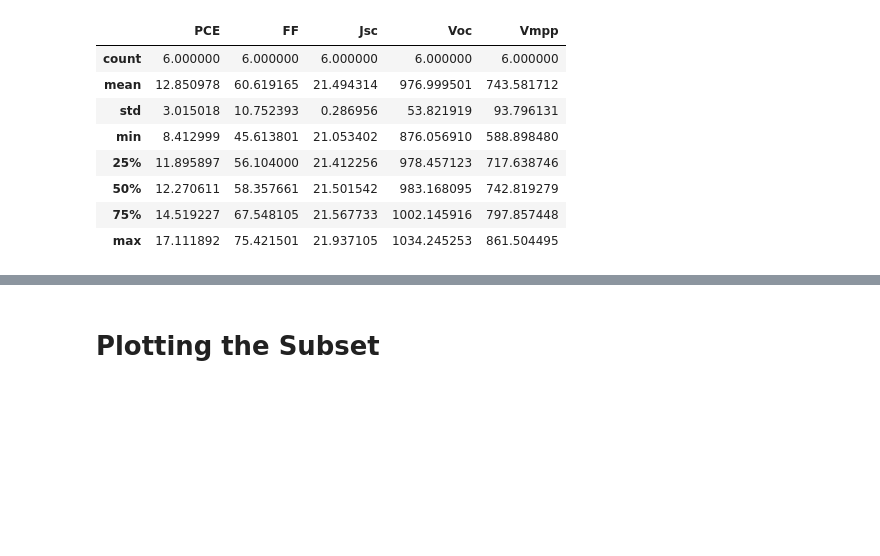
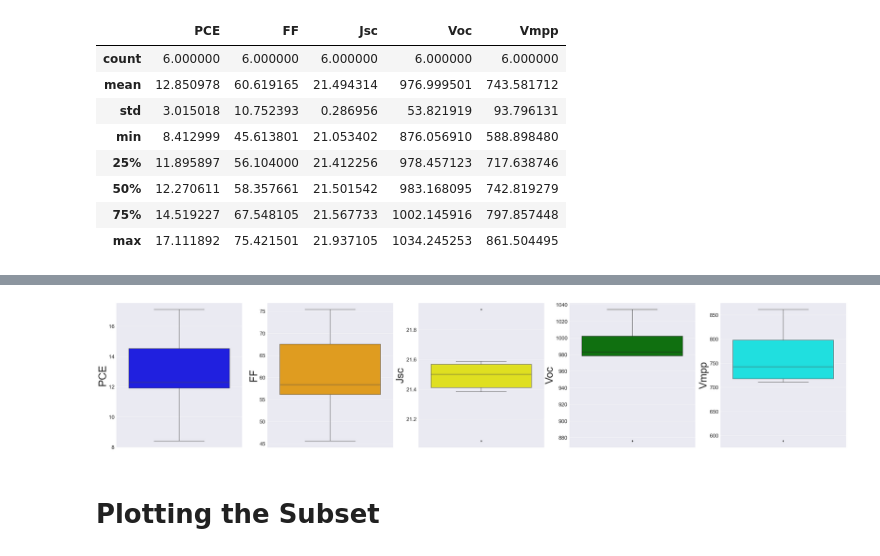
Before and after one commit to fenning-research-group/Python-Utilities, a Jupyter notebook: FrgTools/Example Notebooks/Tracer JV Processing/JV_Plotter.ipynb, the cells around one changed output, grey strips where cells are left out. Saved outputs shown, nothing was run; the diff lists cells and outputs as text; code cells hidden in the pictures; blank space fills up the shorter version.

```diff
--- a/FrgTools/Example Notebooks/Tracer JV Processing/JV_Plotter.ipynb
+++ b/FrgTools/Example Notebooks/Tracer JV Processing/JV_Plotter.ipynb
@@ -172,33 +218,0 @@ array([[<matplotlib.axes._subplots.AxesSubplot object at 0x...>,
-# %%
-# Filtering out nonsensical FF
-Tracer = Tracer[Tracer['FF'] < 100]
-
-# Filtering out failed devices
-Tracer = Tracer[Tracer['PCE'] > 5]
-
-# Filtering out bugged curves (manual entry)
-Tracer = Tracer[Tracer.Device != 'C5SASD1_P3_S1']
-Tracer = Tracer[Tracer.Device != 'C9SASD2_P2_S2']
-Tracer = Tracer[Tracer.Device != 'C9EASD1_P3_S1']
-Tracer = Tracer[Tracer.Device != 'C5EASD1_P2_S1']
-Tracer = Tracer[Tracer.Device != 'C9SASD1_P2_S1']
-Tracer = Tracer[Tracer.Device != 'C5SASD2_P3_S1']
-Tracer = Tracer[Tracer.Device != 'C9SASD2_P1_S1']
-
-# Reseting index in master dataframe for clarity
-Tracer.reset_index(drop=True, inplace=True)
-
-# plotting a subset of experiment
-# filter condition 1:
-df_filter1 = Tracer[Tracer.Device.str.contains("9")]
-
-# filter condition 2:
-df_filter2 = df_filter1[df_filter1.Device.str.contains("SASD")]
-
-# filter condition 3: #1 = reverse, #2 = forward, depends on actual settings when measurement taken
-df_filter3 = df_filter2[df_filter2.Type.str.contains("2")]
-
-df_filter3.reset_index(drop=True, inplace=True)
-
-# observing your dataset before plotting
-df_filter3
@@ -243,3 +233,17 @@ array([[<matplotlib.axes._subplots.AxesSubplot object at 0x...>,
+# %%
+mpl.rc('axes', labelsize=40)
+mpl.rc('xtick', labelsize=30)
+mpl.rc('ytick', labelsize=20)
+f, axes = plt.subplots(1, 5, figsize=(50,10))
+sns.set_style("darkgrid")
+sns.boxplot(stats_table['PCE'],  orient='v' , ax=axes[0], color="blue")
+sns.boxplot(stats_table['FF'],  orient='v' , ax=axes[1], color="orange")
+sns.boxplot(stats_table['Jsc'],  orient='v' , ax=axes[2], color="yellow")
+sns.boxplot(stats_table['Voc'],  orient='v' , ax=axes[3], color="green")
+sns.boxplot(stats_table['Vmpp'],  orient='v' , ax=axes[4], color = "cyan")
+plt.show()
+# %% [output]
+[figure, added]
 # %% [markdown]
 # Plotting the Subset
 # %%
```
Also changed, not shown: parts of 14 cells of this notebook.
